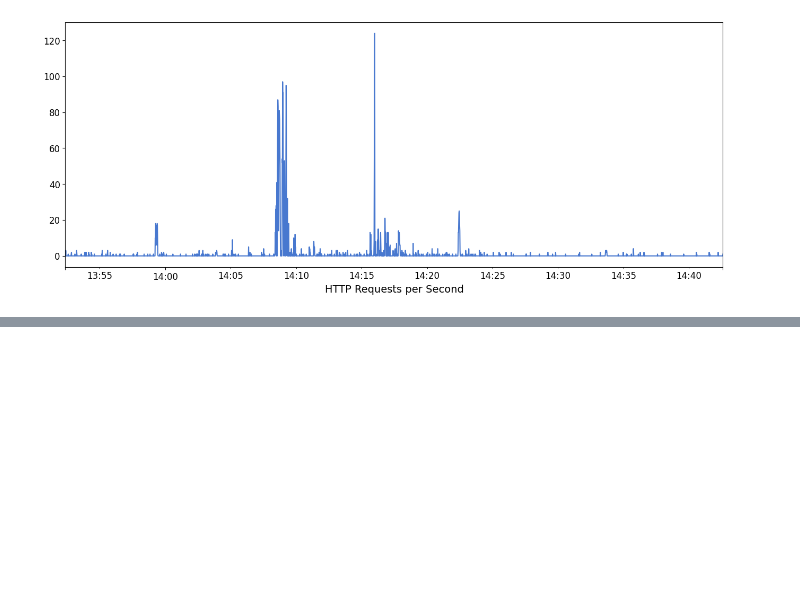
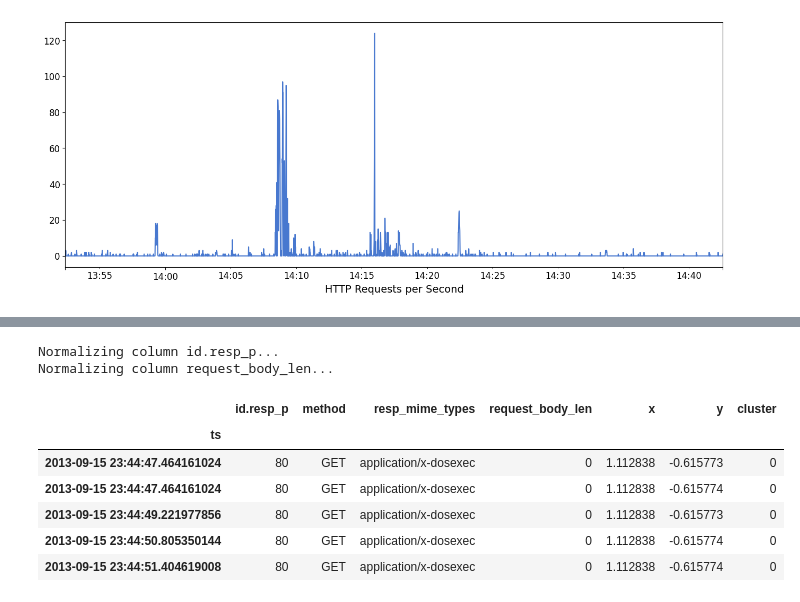
Before and after one commit to AI-Learning-Land/zat, a Jupyter notebook: notebooks/Network_Monitoring_AI.ipynb, the cells around one changed output, grey strips where cells are left out. Saved outputs shown, nothing was run; the diff lists cells and outputs as text; code cells hidden in the pictures; blank space fills up the shorter version.

Commit message:
STSVKAN-57 Add anomaly detection

```diff
--- a/notebooks/Network_Monitoring_AI.ipynb
+++ b/notebooks/Network_Monitoring_AI.ipynb
@@ -522,0 +617,8 @@ Text(0.5, 0, 'HTTP Requests per Second')
+# %%
+# Use the zat DataframeToMatrix class (handles categorical data)
+# You can see below it uses a heuristic to detect category data. When doing
+# this for real we should explicitly convert before sending to the transformer.
+to_matrix = DataFrameToMatrix()
+zeek_matrix = to_matrix.fit_transform(zeek_df[features], normalize=True)
+print(zeek_matrix.shape)
+zeek_matrix[:1]
@@ -522,0 +630,4 @@ Text(0.5, 0, 'HTTP Requests per Second')
+# %%
+# Train/fit and Predict anomalous instances using the Isolation Forest model
+odd_clf = IsolationForest(contamination=0.25) # Marking 25% odd
+odd_clf.fit(zeek_matrix)
@@ -522,0 +650,24 @@ Text(0.5, 0, 'HTTP Requests per Second')
+# %%
+# Now we're going to explore our odd dataframe with help from KMeans and PCA algorithms
+odd_matrix = to_matrix.fit_transform(odd_df)
+# %% [output]
+Normalizing column id.resp_p...
+Normalizing column request_body_len...
+# %%
+# Just some simple stuff for this example, KMeans and PCA
+kmeans = KMeans(n_clusters=4).fit_predict(odd_matrix)  # Change this to 3/5 for fun
+pca = PCA(n_components=3).fit_transform(odd_matrix)
+
+# Now we can put our ML results back onto our dataframe!
+odd_df['x'] = pca[:, 0] # PCA X Column
+odd_df['y'] = pca[:, 1] # PCA Y Column
+odd_df['cluster'] = kmeans
+odd_df.head()
+# %% [output]
+|  | id.resp_p | method | resp_mime_types | request_body_len | x | y | cluster |
+| ts |  |  |  |  |  |  |  |
+| 2013-09-15 23:44:47.464161024 | 80 | GET | application/x-dosexec | 0 | 1.112838 | -0.615773 | 0 |
+| 2013-09-15 23:44:47.464161024 | 80 | GET | application/x-dosexec | 0 | 1.112838 | -0.615774 | 0 |
+| 2013-09-15 23:44:49.221977856 | 80 | GET | application/x-dosexec | 0 | 1.112838 | -0.615773 | 0 |
+| 2013-09-15 23:44:50.805350144 | 80 | GET | application/x-dosexec | 0 | 1.112838 | -0.615774 | 0 |
+| 2013-09-15 23:44:51.404619008 | 80 | GET | application/x-dosexec | 0 | 1.112838 | -0.615774 | 0 |
```
Also changed, not shown: parts of 16 cells of this notebook.
